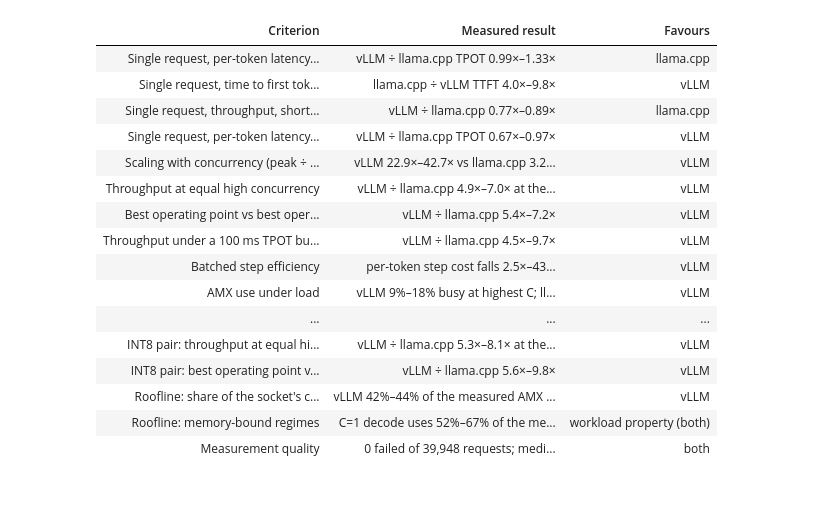
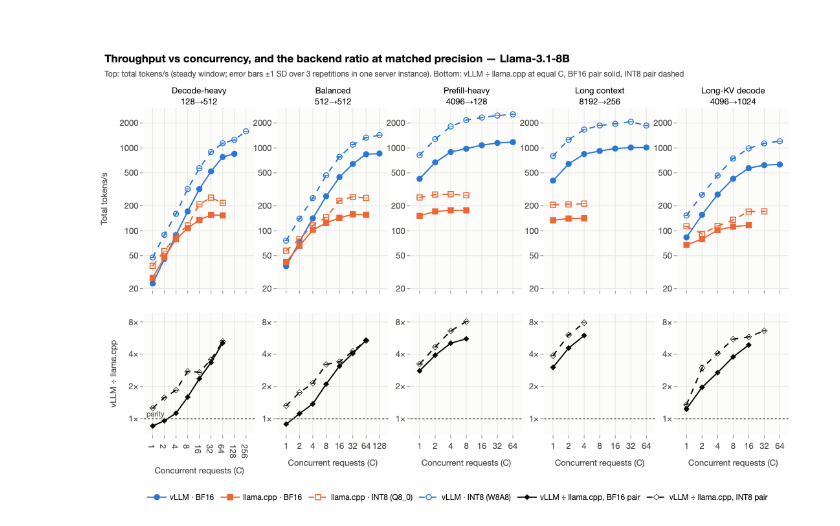
Before and after one commit to struggling-student/llm-backend-analysis, a Jupyter notebook: notebooks/backend_selection/09_backend_selection_summary.ipynb, the cells around one changed output. Cells and saved outputs as stored; diff of their text form; code cells hidden in the pictures; blank space fills up the shorter version.

```diff
--- a/notebooks/backend_selection/09_backend_selection_summary.ipynb
+++ b/notebooks/backend_selection/09_backend_selection_summary.ipynb
@@ -167,43 +207,22 @@ display(table(keys[["key", "text", "description"]].rename(columns={"key": "Key",
 # %%
-K = keys.set_index("key")["text"]
-evidence = pd.DataFrame([
-    ("Single request, per-token latency (C=1, BF16)", f"vLLM ÷ llama.cpp TPOT {K['c1_tpot_vllm_over_llamacpp_bf16']}", "llama.cpp"),
-    ("Single request, time to first token (C=1, BF16)", f"llama.cpp ÷ vLLM TTFT {K['c1_ttft_llamacpp_over_vllm_bf16']}", "vLLM"),
-    ("Single request, throughput, short prompts (BF16)", f"vLLM ÷ llama.cpp {K['c1_throughput_ratio_short_prompts']}", "llama.cpp"),
-    ("Single request, per-token latency (C=1, INT8 pair)", f"vLLM ÷ llama.cpp TPOT {K['c1_tpot_vllm_over_llamacpp_int8']}", "vLLM"),
-    ("Scaling with concurrency (peak ÷ C=1, short prompts)", f"vLLM {K['vllm_peak_over_c1_short']} vs llama.cpp {K['llamacpp_peak_over_c1_short']}", "vLLM"),
-    ("Throughput at equal high concurrency", f"vLLM ÷ llama.cpp {K['ratio_at_highest_common_c']} at the highest common C", "vLLM"),
-    ("Best operating point vs best operating point (8B)", f"vLLM ÷ llama.cpp {K['peak_ratio_8b']}", "vLLM"),
-    ("Throughput under a 100 ms TPOT budget", f"vLLM ÷ llama.cpp {K['throughput_ratio_tpot_budget_100ms']}", "vLLM"),
-    ("Batched step efficiency", f"per-token step cost falls {K['step_cost_drop_vllm']} (vLLM) vs {K['step_cost_drop_llamacpp']} (llama.cpp)", "vLLM"),
-    ("AMX use under load", f"vLLM {K['vllm_amx_busy_at_highest_c']} busy at highest C; llama.cpp BF16 {K['llamacpp_bf16_amx_busy']}", "vLLM"),
-    ("Memory traffic at equal C ≥ 8", f"vLLM ÷ llama.cpp {K['traffic_ratio_c8_plus']}", "vLLM"),
-    ("Peak share of sustainable bandwidth", f"{K['max_bw_share']} (single-request decode); traffic falls with C on {K['curves_traffic_falls']} of curves", "neither saturates"),
-    ("Against llama.cpp's fastest configuration (INT8)", f"vLLM BF16 peak ÷ llama.cpp INT8 peak {K['vllm_bf16_over_llamacpp_int8_peak']}", "vLLM"),
-    ("INT8 pair: throughput at equal high concurrency", f"vLLM ÷ llama.cpp {K['ratio_at_highest_common_c_int8']} at the highest common C", "vLLM"),
-    ("INT8 pair: best operating point vs best operating point (8B)", f"vLLM ÷ llama.cpp {K['peak_ratio_8b_int8']}", "vLLM"),
-    ("Roofline: share of the socket's compute roof (best point, 8B)", f"vLLM {K['roofline_vllm_best_share_gemm_roof']} of the measured AMX GEMM roof ({K['roofline_vllm_best_over_own_kernels']} of its own projection kernels); llama.cpp {K['roofline_llamacpp_best_share_compute_roof']} of its roof", "vLLM"),
-    ("Roofline: memory-bound regimes", f"C=1 decode uses {K['roofline_c1_short_bw_share']} of the memory roof; long-KV decode cannot exceed {K['roofline_long_kv_decode_intensity_limit']} OP/byte vs a {K['roofline_bf16_ridge_in_hbm_cache']} OP/byte ridge", "workload property (both)"),
-    ("Measurement quality", f"{K['failed_requests']} failed of {K['measured_requests']} requests; median CV {K['throughput_cv_median']}", "both"),
-], columns=["Criterion", "Measured result", "Favours"])
-export_table(evidence, "evidence_summary")
-display(table(evidence, align="left"))
+pv = pts[pts["model"] == MODEL]
+ratios = pd.concat([ratio, ratio8], ignore_index=True)
+fig = plots.throughput_and_ratio(pv, ratios[ratios["model"] == MODEL],
+                                 title=f"Throughput vs concurrency, and the backend ratio at matched precision — {registry.model_label(MODEL)}",
+                                 subtitle="Top: total tokens/s (steady window; error bars ±1 SD over 3 repetitions in one server instance). "
+                                          "Bottom: vLLM ÷ llama.cpp at equal C, BF16 pair solid, INT8 pair dashed")
+fig.show()
+export_figure(fig, "throughput_and_backend_ratio", source=NOTEBOOK,
+              caption="Total tokens/s vs concurrency per workload for the four configurations (8B), and vLLM ÷ llama.cpp at "
+                      "equal C for the BF16 and the INT8 pair. Error bars: ±1 SD over the 3 repetitions of one server "
+                      "instance (within-server repeatability, not node-to-node variation).")
+export_table(summary[["model", "workload", "configuration_id", "c1_total_tok_s", "c1_tpot_s", "c1_ttft_s", "peak_total_tok_s",
+                      "peak_concurrency", "peak_over_c1", "knee_concurrency", "max_concurrency", "tpot_at_peak_s",
+                      "mem_total_gbs_at_peak", "max_bw_util_vs_stream"]], "curve_summary")
+export_table(ratio[["model", "workload", "concurrency", "value_num", "value_den", "ratio", "ratio_rel_err"]]
+             .rename(columns={"value_num": "vllm_total_tok_s", "value_den": "llama_cpp_total_tok_s"}), "backend_ratio_bf16")
+export_table(ratio8[["model", "workload", "concurrency", "value_num", "value_den", "ratio", "ratio_rel_err"]]
+             .rename(columns={"value_num": "vllm_total_tok_s", "value_den": "llama_cpp_total_tok_s"}), "backend_ratio_int8")
 # %% [output]
-| Criterion | Measured result | Favours |
-| Single request, per-token latency... | vLLM ÷ llama.cpp TPOT 0.99×–1.33× | llama.cpp |
-| Single request, time to first tok... | llama.cpp ÷ vLLM TTFT 4.0×–9.8× | vLLM |
-| Single request, throughput, short... | vLLM ÷ llama.cpp 0.77×–0.89× | llama.cpp |
-| Single request, per-token latency... | vLLM ÷ llama.cpp TPOT 0.67×–0.97× | vLLM |
-| Scaling with concurrency (peak ÷ ... | vLLM 22.9×–42.7× vs llama.cpp 3.2... | vLLM |
-| Throughput at equal high concurrency | vLLM ÷ llama.cpp 4.9×–7.0× at the... | vLLM |
-| Best operating point vs best oper... | vLLM ÷ llama.cpp 5.4×–7.2× | vLLM |
-| Throughput under a 100 ms TPOT bu... | vLLM ÷ llama.cpp 4.5×–9.7× | vLLM |
-| Batched step efficiency | per-token step cost falls 2.5×–43... | vLLM |
-| AMX use under load | vLLM 9%–18% busy at highest C; ll... | vLLM |
-| ... | ... | ... |
-| INT8 pair: throughput at equal hi... | vLLM ÷ llama.cpp 5.3×–8.1× at the... | vLLM |
-| INT8 pair: best operating point v... | vLLM ÷ llama.cpp 5.6×–9.8× | vLLM |
-| Roofline: share of the socket's c... | vLLM 42%–44% of the measured AMX ... | vLLM |
-| Roofline: memory-bound regimes | C=1 decode uses 52%–67% of the me... | workload property (both) |
-| Measurement quality | 0 failed of 39,948 requests; medi... | both |
+[figure, added]
 # %%
```
Also changed, not shown: parts of 15 cells of this notebook, 11 other files.
